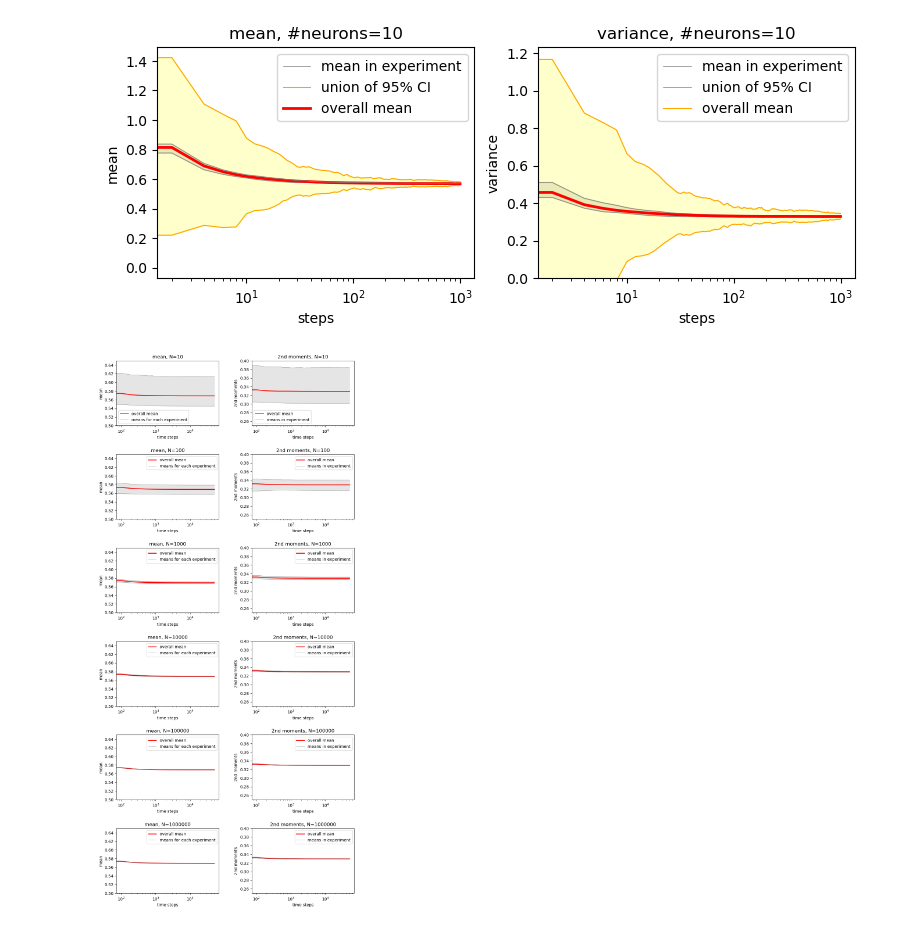
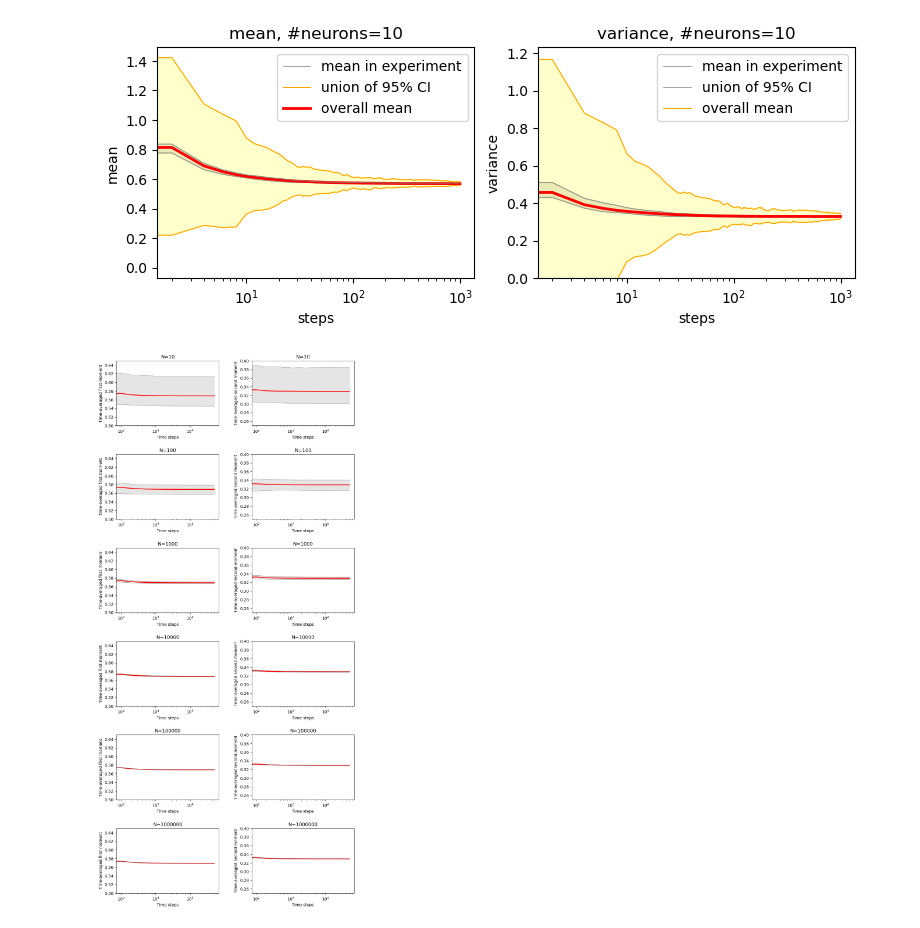
Before and after one commit to Samuel-CHLam/rnn_ergodicity, a Jupyter notebook: hidden_layer_ergodicity_final_time_avg.ipynb, the cells around one changed output. Saved outputs shown, nothing was run; the diff lists cells and outputs as text; code cells hidden in the pictures.

```diff
--- a/hidden_layer_ergodicity_final_time_avg.ipynb
+++ b/hidden_layer_ergodicity_final_time_avg.ipynb
@@ -116,39 +116,39 @@ for i in range(6):
     overall_var_std_h = output_df["overall_var_std_h"]
     lower_mean_h = output_df["lower_mean_h"]
     upper_mean_h = output_df["upper_mean_h"]
     union_lower_mean_h = output_df["union_lower_mean_h"]
     union_upper_mean_h = output_df["union_upper_mean_h"]
     lower_var_h = output_df["lower_var_h"]
     upper_var_h = output_df["upper_var_h"]
     union_lower_var_h = output_df["union_lower_var_h"]
     union_upper_var_h = output_df["union_upper_var_h"]
 
     ax[i][0].plot(time_arr, overall_mean_mean_h, color="red", linewidth=2)
     ax[i][0].plot(time_arr, lower_mean_h, color="grey", linewidth=.5)
     # ax[i][0].plot(time_arr, union_lower_mean_h, color="orange", linewidth=.75)
     ax[i][0].plot(time_arr, upper_mean_h, color="grey", linewidth=.5)
     # ax[i][0].plot(time_arr, union_upper_mean_h, color="orange", linewidth=.75)
     ax[i][0].fill_between(time_arr, lower_mean_h, upper_mean_h, color="grey", alpha=0.2)
     # ax[i][0].fill_between(time_arr, union_lower_mean_h, union_upper_mean_h, color="yellow", alpha=0.2)
     ax[i][0].set_ylim([0.5, 0.65])
     ax[i][0].set_xscale("log")
-    ax[i][0].set_xlabel("time steps")
-    ax[i][0].set_ylabel("mean")
-    ax[i][0].set_title(f"mean, N={n_neurons_arr[i]}")
-    ax[i][0].legend(["overall mean", "means for each experiment"])
+    ax[i][0].set_xlabel("Time steps")
+    ax[i][0].set_ylabel("Time-averaged first moment")
+    ax[i][0].set_title(f"N={n_neurons_arr[i]}")
+    # ax[i][0].legend(["overall mean", "means for each experiment"])
 
     ax[i][1].plot(time_arr, overall_var_mean_h, color="red", linewidth=2)
     ax[i][1].plot(time_arr, lower_var_h, color="grey", linewidth=.5)
     # ax[i][1].plot(time_arr, union_lower_var_h, color="orange", linewidth=.75)
     ax[i][1].plot(time_arr, upper_var_h, color="grey", linewidth=.5)
     # ax[i][1].plot(time_arr, union_upper_var_h, color="orange", linewidth=.75)
     ax[i][1].fill_between(time_arr, lower_var_h, upper_var_h, color="grey", alpha=0.2)
     # ax[i][1].fill_between(time_arr, union_lower_var_h, union_upper_var_h, color="yellow", alpha=0.2)
     ax[i][1].set_ylim([0.25, 0.4])
     ax[i][1].set_xscale("log")
-    ax[i][1].set_xlabel("time steps")
-    ax[i][1].set_ylabel("2nd moments")
-    ax[i][1].set_title(f"2nd moments, N={n_neurons_arr[i]}")
-    ax[i][1].legend(["overall mean", "means in experiment"])
+    ax[i][1].set_xlabel("Time steps")
+    ax[i][1].set_ylabel("Time-averaged second moment")
+    ax[i][1].set_title(f"N={n_neurons_arr[i]}")
+    # ax[i][1].legend(["overall mean", "means in experiment"])
 # %% [output]
-[figure, old version]
+[figure, new version]
```
Also changed, not shown: 2 other files.
